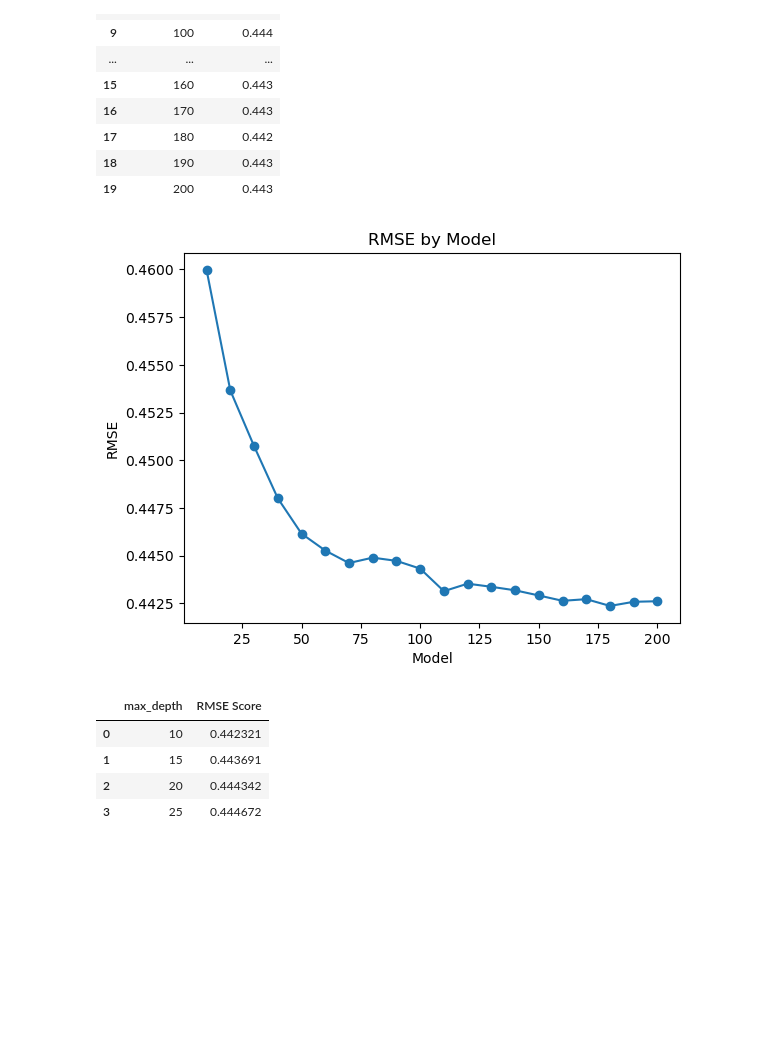
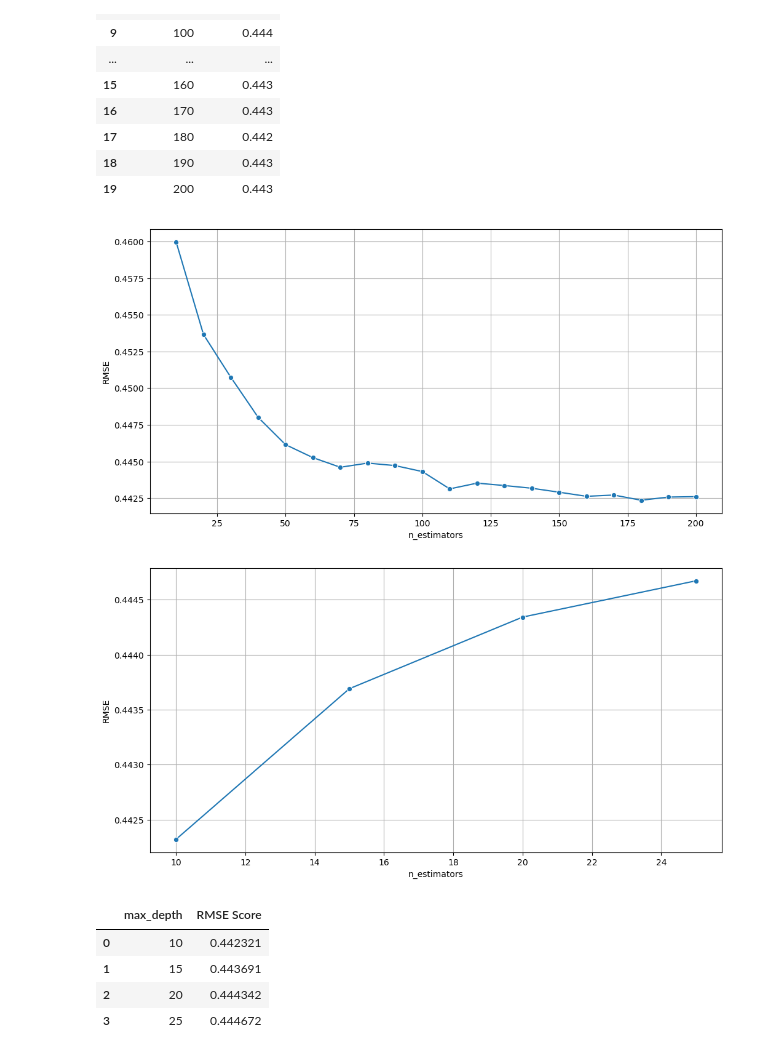
Before and after one commit to roozman/MLZoomcomp2025, a Jupyter notebook: 06/06.ipynb, the cells around one changed output. Cells and saved outputs as stored; diff of their text form; code cells hidden in the pictures; blank space fills up the shorter version.

```diff
--- a/06/06.ipynb
+++ b/06/06.ipynb
@@ -107,15 +107,36 @@ df_rmse.round(3)
 | 17 | 180 | 0.442 |
 | 18 | 190 | 0.443 |
 | 19 | 200 | 0.443 |
+# %%
+import seaborn as sns
+
+plt.figure(figsize=(12, 6))
+sns.lineplot(
+    data=df_rmse,
+    x="n_estimator",
+    y="RMSE Score",
+    marker="o",
+)
+plt.xlabel("n_estimators")
+plt.ylabel("RMSE")
+plt.grid(True)
+plt.show()
+# %% [output]
+[figure, added]
 # %%
-plt.plot(list(rmse.keys()), list(rmse.values()), marker='o')
-plt.xlabel('Model')
-plt.ylabel('RMSE')
-plt.title('RMSE by Model')
+plt.figure(figsize=(12, 6))
+sns.lineplot(
+    data=df_rmse,
+    x="max_depth",
+    y="RMSE Score",
+    marker="o",
+)
+plt.xlabel("n_estimators")
+plt.ylabel("RMSE")
+plt.grid(True)
 plt.show()
-# rmse
 # %% [output]
-[figure, old version]
+[figure, new version]
 # %%
 rmse = []
 temp_score = []
```
Also changed, not shown: parts of 5 cells of this notebook.
